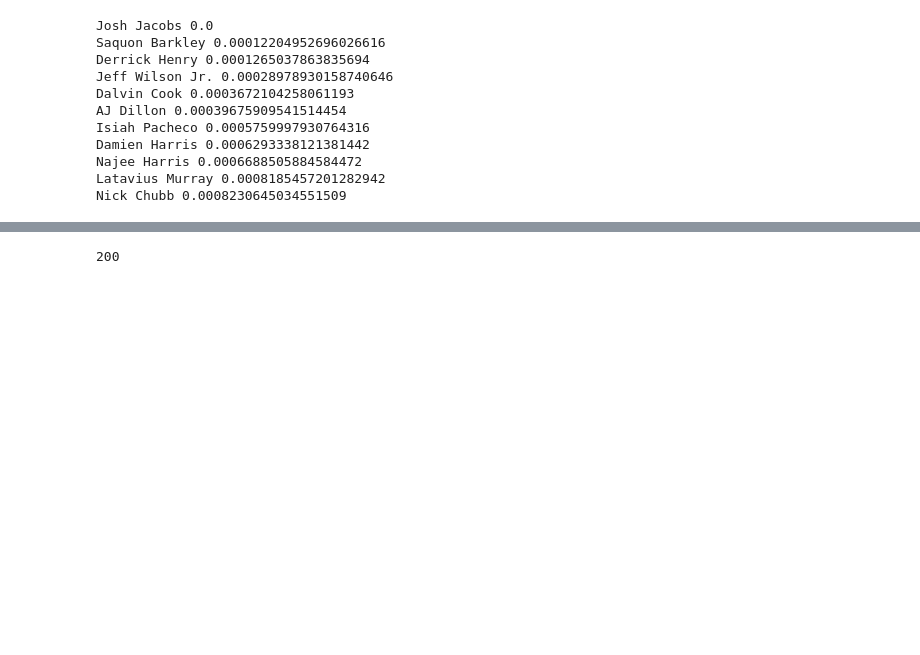
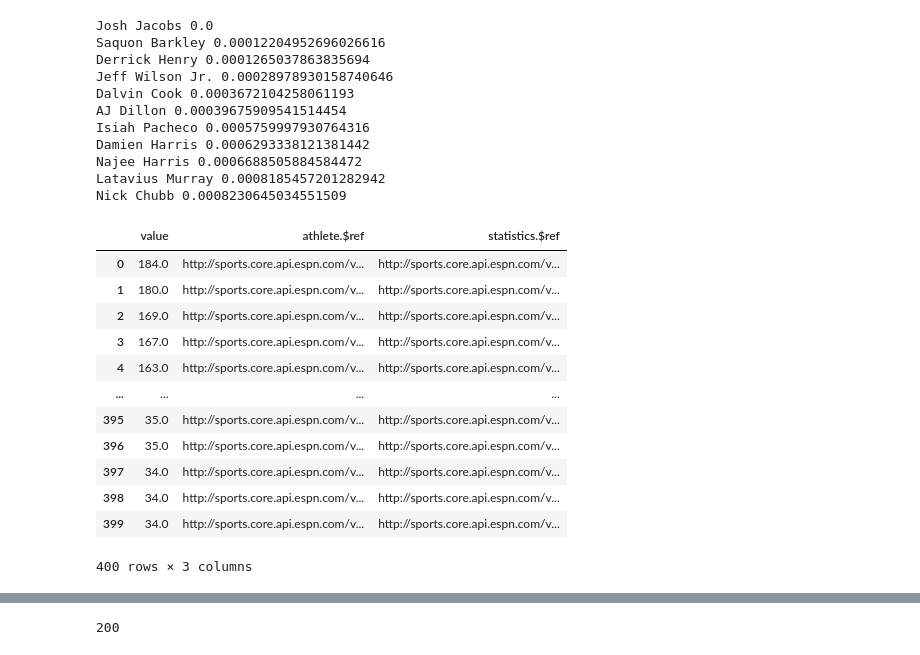
Before and after one commit to ColeDM-2020/INST414-Project, a Jupyter notebook: NFL_API_DATABASE.ipynb, the cells around one changed output, grey strips where cells are left out. Drawn from its saved outputs; the diff is of its cells as text; code cells hidden in the pictures; blank space fills up the shorter version.

```diff
--- a/NFL_API_DATABASE.ipynb
+++ b/NFL_API_DATABASE.ipynb
@@ -126,7 +126,7 @@ resp1_obj
       'rankDisplayValue': 'Tied-1st'}]}]},
  'seasonType': {'$ref': 'http://sports.core.api.espn.com/v2/sports/football/leagues/nfl/seasons/2022/types/2?lang=en&region=us'}}
 # %%
-resp2 = requests.get("https://sports.core.api.espn.com/v2/sports/football/leagues/nfl/seasons/2022/types/2/leaders?limit=200")
+resp2 = requests.get("https://sports.core.api.espn.com/v2/sports/football/leagues/nfl/seasons/2022/types/2/leaders?limit=400")
 resp2.status_code
 # %% [output]
 200
@@ -924,3 +924,22 @@ Damien Harris 0.0006293338121381442
 Najee Harris 0.0006688505884584472
 Latavius Murray 0.0008185457201282942
 Nick Chubb 0.0008230645034551509
+# %%
+tt2 = (resp2_obj['categories'][3]['leaders'])
+tt3 = pd.json_normalize(tt2)
+tt4 = tt3[['value', 'athlete.$ref', 'statistics.$ref']].dropna()
+tt4
+# %% [output]
+|  | value | athlete.$ref | statistics.$ref |
+| 0 | 184.0 | http://sports.core.api.espn.com/v... | http://sports.core.api.espn.com/v... |
+| 1 | 180.0 | http://sports.core.api.espn.com/v... | http://sports.core.api.espn.com/v... |
+| 2 | 169.0 | http://sports.core.api.espn.com/v... | http://sports.core.api.espn.com/v... |
+| 3 | 167.0 | http://sports.core.api.espn.com/v... | http://sports.core.api.espn.com/v... |
+| 4 | 163.0 | http://sports.core.api.espn.com/v... | http://sports.core.api.espn.com/v... |
+| ... | ... | ... | ... |
+| 395 | 35.0 | http://sports.core.api.espn.com/v... | http://sports.core.api.espn.com/v... |
+| 396 | 35.0 | http://sports.core.api.espn.com/v... | http://sports.core.api.espn.com/v... |
+| 397 | 34.0 | http://sports.core.api.espn.com/v... | http://sports.core.api.espn.com/v... |
+| 398 | 34.0 | http://sports.core.api.espn.com/v... | http://sports.core.api.espn.com/v... |
+| 399 | 34.0 | http://sports.core.api.espn.com/v... | http://sports.core.api.espn.com/v... |
+400 rows × 3 columns
```
Also changed, not shown: parts of 18 cells of this notebook, 2 other files.
